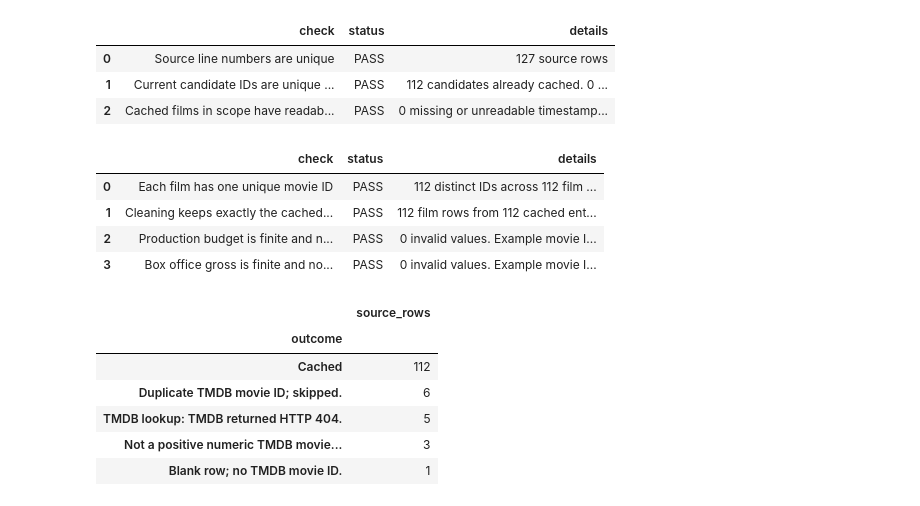
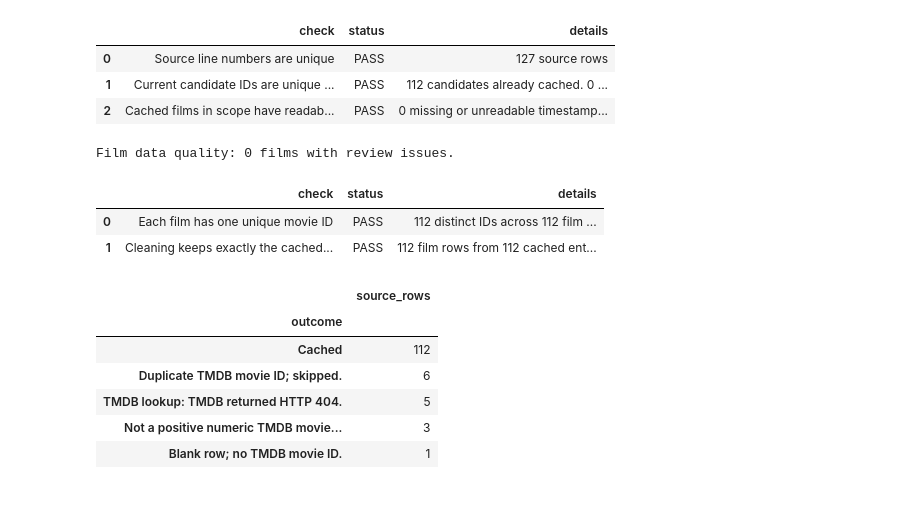
Before and after one commit to ishola-amalitech/streamvault, a Jupyter notebook: notebooks/04_recommendation.ipynb, the cells around one changed output. Saved outputs shown, nothing was run; the diff lists cells and outputs as text; code cells hidden in the pictures.

```diff
--- a/notebooks/04_recommendation.ipynb
+++ b/notebooks/04_recommendation.ipynb
@@ -167,44 +170,41 @@ record_stage_time("Read saved inputs and check the cache")
 # %%
 tables = normalize_movie_records(scoped_records)
 movies = tables.movies
 movie_ids = movies["movie_id"]
 resolved_keys = set(movie_ids.astype("string"))
 expected_keys = set(cache.records)
 
 clean_stage = "After cleaning the film data"
 checks = {
     "Each film has one unique movie ID": (
         bool(movie_ids.notna().all() and movie_ids.is_unique),
         f"{movie_ids.nunique()} distinct IDs across {len(movies)} film rows",
     ),
     "Cleaning keeps exactly the cached films in scope": (
         len(movies) == len(scoped_records) and resolved_keys == expected_keys,
         f"{len(movies)} film rows from {len(scoped_records)} cached entries",
     ),
 }
 
-# Missing amounts and zeros stay visible in the coverage report. Impossible amounts stop the run.
-for field, label in {"budget": "Production budget", "revenue": "Box office gross"}.items():
-    amounts = movies.reindex(columns=[field])[field]
-    numeric_amounts = pd.to_numeric(amounts, errors="coerce")
-    invalid_amount = amounts.notna() & ~numeric_amounts.between(0, float("inf"), inclusive="left").fillna(False)
-    bad_ids = movie_ids.loc[invalid_amount]
-    checks[f"{label} is finite and nonnegative when recorded"] = (
-        bad_ids.empty,
-        f"{len(bad_ids)} invalid values. Example movie IDs: {bad_ids.head(5).tolist()}",
-    )
-
 clean_checks = run_data_checks(clean_stage, checks)
 display(clean_checks)
 raise_for_failed_checks(clean_stage, clean_checks)
 
+# Keep a complete list of review issues. The scoring and window rules handle gaps.
+quality_issues = film_quality_issues(movies)
+possible_duplicate_ids = quality_issues.loc[
+    quality_issues["issue"].eq(POSSIBLE_DUPLICATE), "movie_id"
+]
+print(f"Film data quality: {quality_issues['movie_id'].nunique()} films with review issues.")
+if not quality_issues.empty:
+    display(quality_issues.groupby(["issue", "impact"], sort=True).size().rename("films").reset_index())
+
 record_stage_time("Normalize and check films")
 # %% [output]
+Film data quality: 0 films with review issues.
 |  | check | status | details |
 | 0 | Each film has one unique movie ID | PASS | 112 distinct IDs across 112 film ... |
 | 1 | Cleaning keeps exactly the cached... | PASS | 112 film rows from 112 cached ent... |
-| 2 | Production budget is finite and n... | PASS | 0 invalid values. Example movie I... |
-| 3 | Box office gross is finite and no... | PASS | 0 invalid values. Example movie I... |
 # %%
 # Match past lookup misses by ID so they still show up if a row moves.
 lookup_reasons = pd.Series(dtype="string")
```
Also changed, not shown: parts of 17 cells of this notebook, 8 other files.
